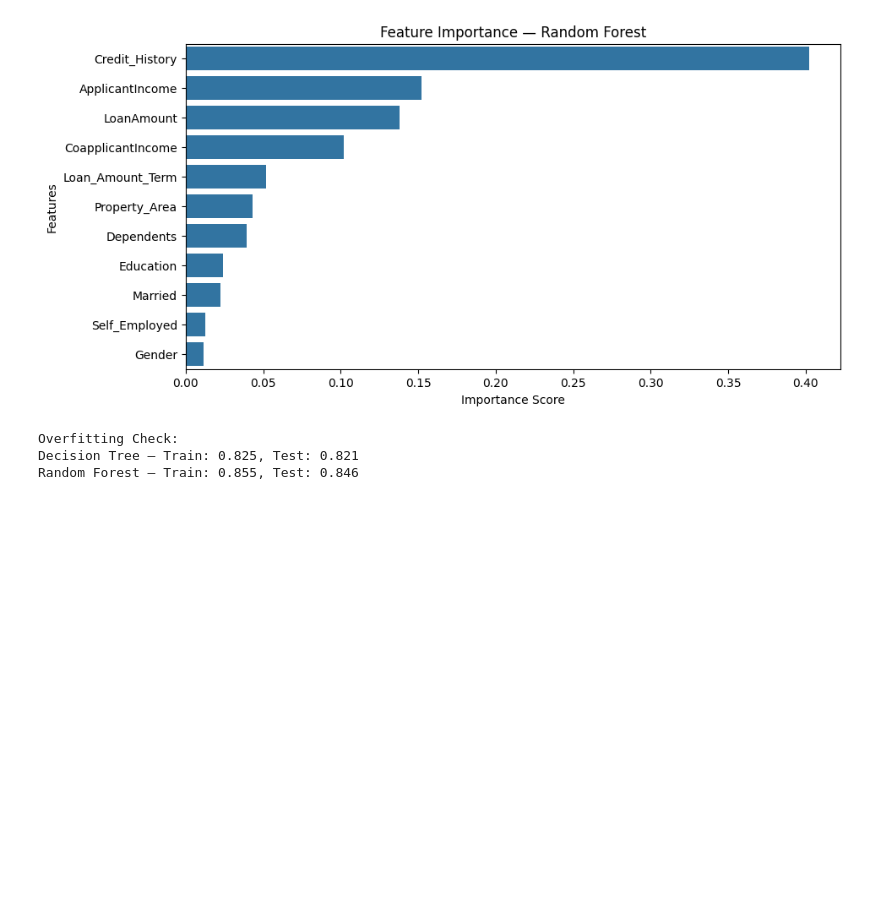
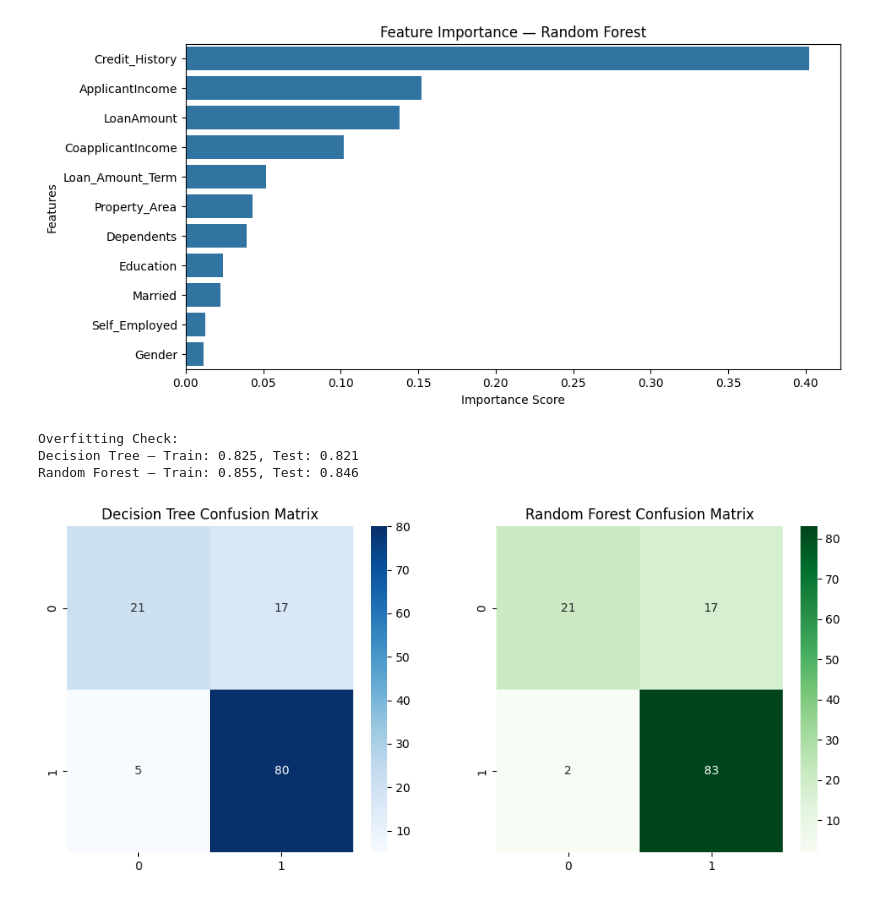
Before and after one commit to monika-shaw/AI-Engineer-Roadmap-2025, a Jupyter notebook: Week 2/Day 1/LoanPrediction.ipynb, the cells around one changed output. Drawn from its saved outputs; the diff is of its cells as text; code cells hidden in the pictures; blank space fills up the shorter version.

Commit message:
Confusion matrices

```diff
--- a/Week 2/Day 1/LoanPrediction.ipynb
+++ b/Week 2/Day 1/LoanPrediction.ipynb
@@ -180,3 +180,15 @@ print(f"Random Forest — Train: {train_acc_rf:.3f}, Test: {test_acc_rf:.3f}")
 Overfitting Check:
 Decision Tree — Train: 0.825, Test: 0.821
 Random Forest — Train: 0.855, Test: 0.846
+# %%
+fig, ax = plt.subplots(1, 2, figsize=(12, 5))
+
+sns.heatmap(confusion_matrix(y_test, y_pred_dt), annot=True, fmt="d", cmap="Blues", ax=ax[0])
+ax[0].set_title("Decision Tree Confusion Matrix")
+
+sns.heatmap(confusion_matrix(y_test, y_pred_rf), annot=True, fmt="d", cmap="Greens", ax=ax[1])
+ax[1].set_title("Random Forest Confusion Matrix")
+
+plt.show()
+# %% [output]
+[figure, added]
```
